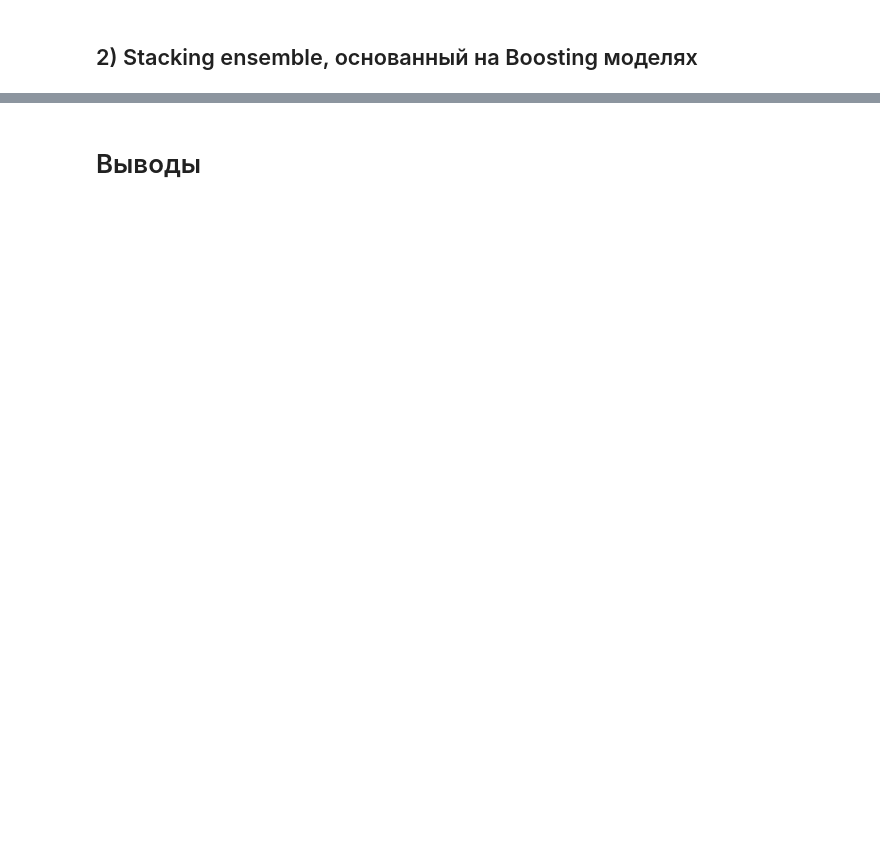
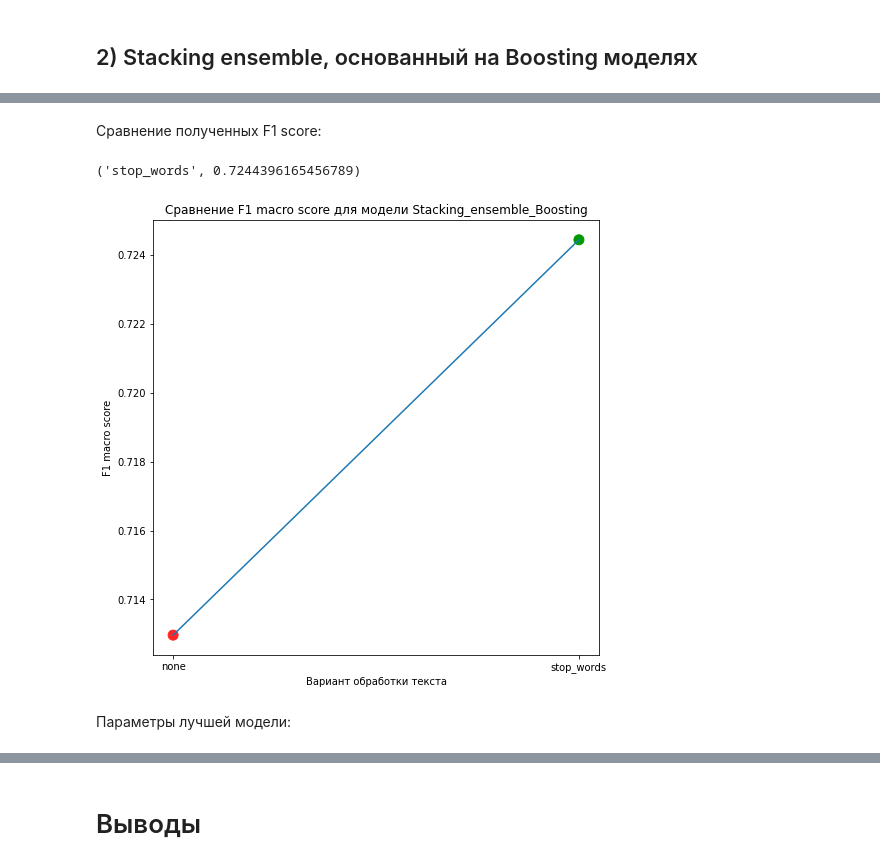
Before and after one commit to DenisKabanov/natural_language_processing, a Jupyter notebook: 3) Ensembles (stacking & boosting)/task.ipynb, the cells around one changed output, grey strips where cells are left out. Saved outputs shown, nothing was run; the diff lists cells and outputs as text; code cells hidden in the pictures; blank space fills up the shorter version.

```diff
--- a/3) Ensembles (stacking & boosting)/task.ipynb
+++ b/3) Ensembles (stacking & boosting)/task.ipynb
@@ -240,0 +603,37 @@ plt.show() # вывод графика
+# %%
+params = [{
+    # параметры AdaBoostClassifier
+    'ada_1__estimator': [DecisionTreeClassifier(max_depth=1)], # базовый классификатор
+    'ada_1__n_estimators': [50], # максимальное число классификаторов в Boosting модели (в случае perfect fit — процедура обучения прервётся раньше, то есть не будет дообучать оставшиеся классификаторы)
+    'ada_1__learning_rate': [0.01], # вес, применяемый к каждому классификатору на каждой boosting итерации (Weight applied to each classifier at each boosting iteration)
+    'ada_1__random_state': [RANDOM_STATE], # число для задания случайности
+
+    # параметры GradientBoostingClassifier
+    'grad_1__n_estimators': [20], # число этапов бустинга (GradientBoostingClassifier устойчив к переобучению) (The number of boosting stages to perform. Gradient boosting is fairly robust to over-fitting so a large number usually results in better performance.)
+    'grad_1__learning_rate': [0.1], # вклад слабых деревьев в модель
+    'grad_1__max_features': [None], # # число рассматриваемых фич ('столбцов' в датасете) при делении в узле (для best split)
+    'grad_1__max_depth': [2], # максимальная глубина каждого Boosting дерева
+    'grad_1__loss': ['log_loss'], # функция потерь, подлежащая оптимизации
+    'grad_1__random_state': [RANDOM_STATE], # число для задания случайности
+
+    # параметры Logistic Regression
+    "final_estimator__penalty": ["l2"], # тип штрафа за неправильное предсказание
+    "final_estimator__C": [1.0], # параметр регуляризации (чем меньше — тем сильнее регуляризация)
+    "final_estimator__class_weight": ["balanced"], # балансировка весов для классов
+    "final_estimator__solver": ["lbfgs"], # алгоритм, используемый для оптимизации решения
+    "final_estimator__max_iter": [500], # максимальное число итерация для solver, чтобы сойтись
+    "final_estimator__warm_start": [False], # использовать ли решение с предыдущего вызова fit, как начальное
+    "final_estimator__random_state": [RANDOM_STATE] # число для задания случайности
+    }]
+
+layer_one_estimators = [ # первый слой Stacking ансамбля, состоящий из следующих моделей:
+                        ('ada_1', AdaBoostClassifier()), # AdaBoostClassifier
+                        ('grad_1', GradientBoostingClassifier()) # GradientBoostingClassifier
+                       ]
+
+final_estimator = LogisticRegression() # финальное предсказание делает логистическая регрессия (в sklearn есть встроенный LabelEncoder, что строковые таргеты конвертирует в числа, поэтому регрессия может работать без ручного приведения таргетов к числовому формату)
+
+model_name = "Stacking_ensemble_Boosting" # название модели
+# %%
+ensemble = StackingClassifier(estimators=layer_one_estimators, final_estimator=final_estimator) # создаём Stacking ансамбль, на первом уровне которого идут модели, указаные в layer_one_estimators, а на финальном — final_estimator
+ensemble
@@ -240,0 +644,2 @@ plt.show() # вывод графика
+# %%
+results[model_name] = investigation(ensemble, params, data, model_name, custom_cv) # обучаем модель, перебираем параметры, сохраняем, оцениванием и запоминаем результатa
@@ -240,0 +677,12 @@ plt.show() # вывод графика
+# %% [markdown]
+Сравнение полученных F1 score:
+# %%
+max(results[model_name].items(), key=lambda x: x[1]) # поиск максимального значения в словаре ([1] — по значению, а не ключу)
+# %% [output]
+('stop_words', 0.7244396165456789)
+# %%
+compare_results(results[model_name], model_name) # сравнение получившихся метрик
+# %% [output]
+[figure, added]
+# %% [markdown]
+Параметры лучшей модели:
```
Also changed, not shown: parts of 36 cells of this notebook, 3 other files.
